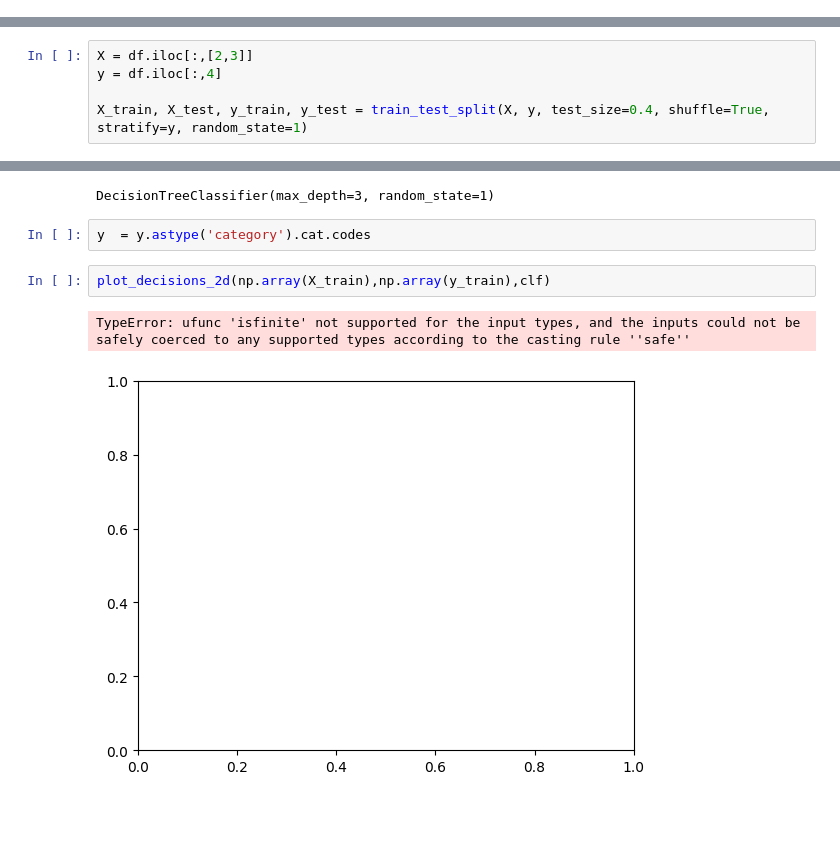
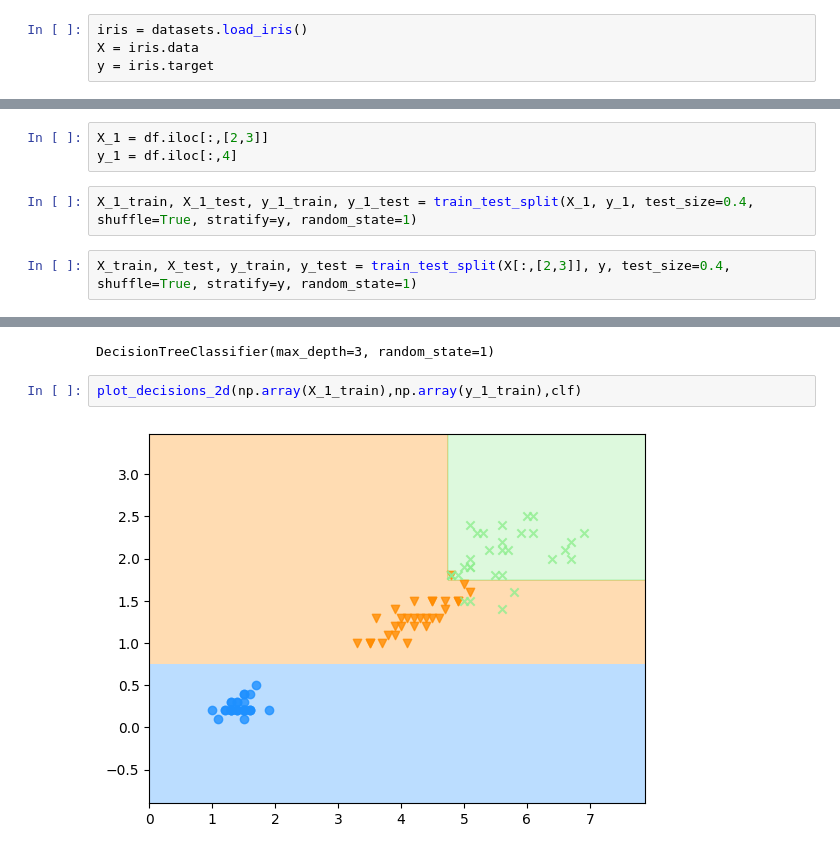
Before and after one commit to Timson1235/clouddocker, a Jupyter notebook: machine_learning/03_desicion_trees/exercise.ipynb, the cells around one changed output, grey strips where cells are left out. Drawn from its saved outputs; the diff is of its cells as text; blank space fills up the shorter version.

```diff
--- a/machine_learning/03_desicion_trees/exercise.ipynb
+++ b/machine_learning/03_desicion_trees/exercise.ipynb
@@ -79,3 +80,7 @@ from classification_viz import plot_decisions_2d
+# %%
+iris = datasets.load_iris()
+X = iris.data
+y = iris.target
 # %%
 # Download dataset
 url = "https://archive.ics.uci.edu/ml/machine-learning-databases/iris/iris.data"
@@ -91,8 +88,10 @@ print(df.head())
+# %%
+X_1 = df.iloc[:,[2,3]]
+y_1 = df.iloc[:,4]
+# %%
+X_1_train, X_1_test, y_1_train, y_1_test = train_test_split(X_1, y_1, test_size=0.4, shuffle=True, stratify=y, random_state=1)
 # %%
-X = df.iloc[:,[2,3]]
-y = df.iloc[:,4]
-
-X_train, X_test, y_train, y_test = train_test_split(X, y, test_size=0.4, shuffle=True, stratify=y, random_state=1)
+X_train, X_test, y_train, y_test = train_test_split(X[:,[2,3]], y, test_size=0.4, shuffle=True, stratify=y, random_state=1)
 # %% [markdown]
 Is feature scaling neccesary?
 
@@ -149,10 +148,7 @@ clf = tree.DecisionTreeClassifier(criterion='gini', max_depth= 3, random_state=1
 clf.fit(X_train, y_train)
 # %% [output]
 DecisionTreeClassifier(max_depth=3, random_state=1)
-# %%
-y  = y.astype('category').cat.codes
 # %%
-plot_decisions_2d(np.array(X_train),np.array(y_train),clf)
+plot_decisions_2d(np.array(X_1_train),np.array(y_1_train),clf)
 # %% [output]
-TypeError: ufunc 'isfinite' not supported for the input types, and the inputs could not be safely coerced to any supported types according to the casting rule ''safe''
-[figure, old version]
+[figure, new version]
```
Also changed, not shown: parts of 2 cells of this notebook, 7 other files.
